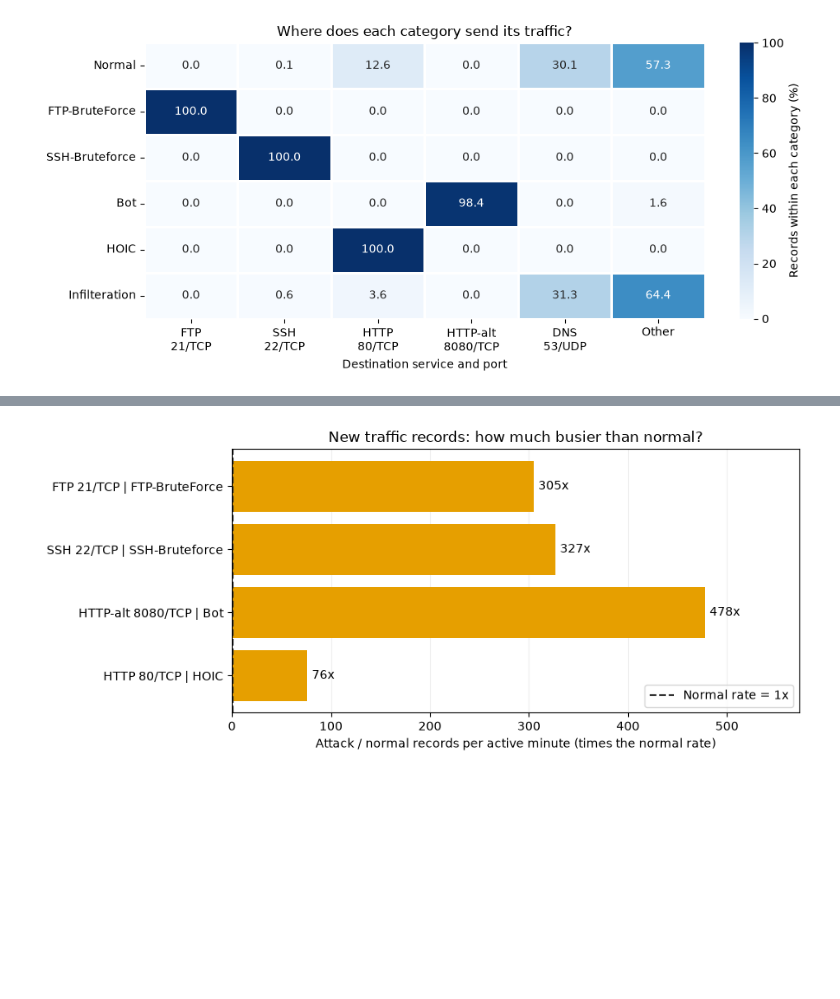
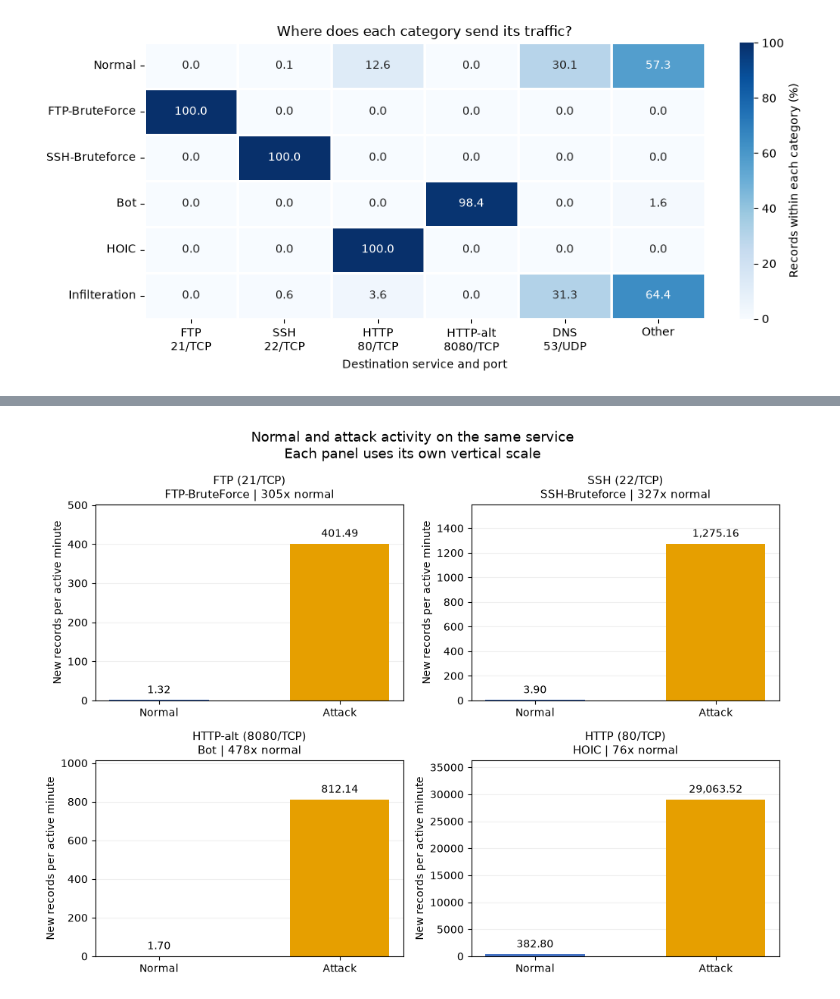
Before and after one commit to waleedm96/DPA-Cybersecurity-Analysis, a Jupyter notebook: notebooks/DPA_Volume_Part1.ipynb, the cells around one changed output, grey strips where cells are left out. Cells and saved outputs as stored; diff of their text form; code cells hidden in the pictures; blank space fills up the shorter version.

Commit message:
Update activity comparison charts

```diff
--- a/notebooks/DPA_Volume_Part1.ipynb
+++ b/notebooks/DPA_Volume_Part1.ipynb
@@ -1343,31 +1348,34 @@ Each group uses its own active minutes across the full dataset, rather than matc
-# %%
-pairs = [("FTP-BruteForce", "FTP (21/TCP)"), ("SSH-Bruteforce", "SSH (22/TCP)"),
-         ("Bot", "HTTP-alt (8080/TCP)"), ("DDOS attack-HOIC", "HTTP (80/TCP)")]
-rates = services.assign(records_min=services["flows"] / services["active_minutes"])
-rates = rates.set_index(["label", "service"])["records_min"]
-normal_rate = [rates.loc[("Benign", service)] for attack, service in pairs]
-attack_rate = [rates.loc[(attack, service)] for attack, service in pairs]
-activity = pd.DataFrame({"Normal": normal_rate, "Attack": attack_rate},
-    index=["FTP 21/TCP | FTP-BruteForce", "SSH 22/TCP | SSH-Bruteforce",
-           "HTTP-alt 8080/TCP | Bot", "HTTP 80/TCP | HOIC"])
-busier = activity["Attack"] / activity["Normal"]
-
-fig, ax = plt.subplots(figsize=(9, 4))
-bars = ax.barh(busier.index, busier, color="#E69F00")
-ax.bar_label(bars, fmt="%.0fx", padding=4)
-ax.axvline(1, color="#333333", linestyle="--", label="Normal rate = 1x")
-ax.invert_yaxis()
-ax.set_title("New traffic records: how much busier than normal?")
-ax.set_xlabel("Attack / normal records per active minute (times the normal rate)")
-ax.set_xlim(0, busier.max() * 1.2)
-ax.set_axisbelow(True)
-ax.grid(axis="x", alpha=0.2)
-ax.legend(loc="lower right")
-fig.tight_layout()
-fig.savefig(charts_folder / "service_activity.png", dpi=160, bbox_inches="tight")
-plt.show()
-# %% [output]
-[figure, removed]
+# %%
+pairs = [("FTP-BruteForce", "FTP (21/TCP)"), ("SSH-Bruteforce", "SSH (22/TCP)"),
+         ("Bot", "HTTP-alt (8080/TCP)"), ("DDOS attack-HOIC", "HTTP (80/TCP)")]
+rates = services.assign(records_min=services["flows"] / services["active_minutes"])
+rates = rates.set_index(["label", "service"])["records_min"]
+
+activity = pd.DataFrame({
+    "Service": [service for attack, service in pairs],
+    "Attack category": ["FTP-BruteForce", "SSH-Bruteforce", "Bot", "HOIC"],
+    "Normal records/min": [rates.loc[("Benign", service)] for attack, service in pairs],
+    "Attack records/min": [rates.loc[(attack, service)] for attack, service in pairs]})
+activity["Times normal"] = (activity["Attack records/min"] / activity["Normal records/min"]).map("{:.0f}x".format)
+# %%
+fig, axes = plt.subplots(2, 2, figsize=(10, 7.5))
+fig.suptitle("Normal and attack activity on the same service\nEach panel uses its own vertical scale", fontsize=13)
+
+for ax, row in zip(axes.flat, activity.to_dict("records")):
+    values = [row["Normal records/min"], row["Attack records/min"]]
+    bars = ax.bar(["Normal", "Attack"], values, color=["#4472C4", "#E69F00"], width=0.55)
+    ax.bar_label(bars, labels=[f"{value:,.2f}" for value in values], padding=4)
+    ax.set_title(f'{row["Service"]}\n{row["Attack category"]} | {row["Times normal"]} normal', fontsize=11)
+    ax.set_ylabel("New records per active minute")
+    ax.set_ylim(0, max(values) * 1.25)
+    ax.set_axisbelow(True)
+    ax.grid(axis="y", alpha=0.2)
+
+fig.tight_layout()
+fig.savefig(charts_folder / "service_activity.png", dpi=160, bbox_inches="tight")
+plt.show()
+# %% [output]
+[figure, added]
 # %% [markdown]
 **What the two graphs show**
 
```
Also changed, not shown: parts of 4 cells of this notebook, 1 other file.
